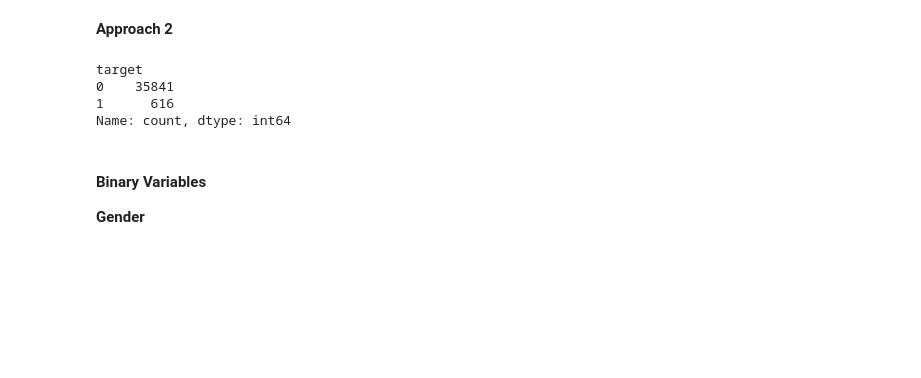
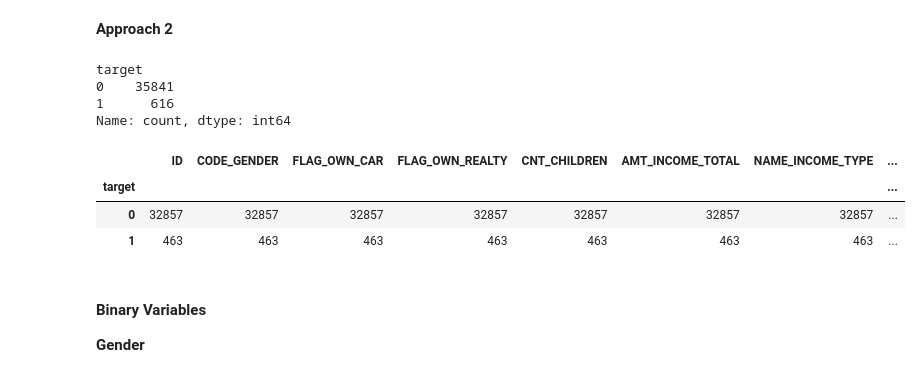
Before and after one commit to giorgiodemarchi/TabText-Experiments, a Jupyter notebook: Giorgio_baseline.ipynb, the cells around one changed output. Saved outputs shown, nothing was run; the diff lists cells and outputs as text; code cells hidden in the pictures; blank space fills up the shorter version.

```diff
--- a/Giorgio_baseline.ipynb
+++ b/Giorgio_baseline.ipynb
@@ -112,6 +112,17 @@ target
 0    35841
 1      616
 Name: count, dtype: int64
+# %%
+new_data[new_data.duplicated(subset=['CODE_GENDER', 'FLAG_OWN_CAR', 'FLAG_OWN_REALTY', 'CNT_CHILDREN',
+       'AMT_INCOME_TOTAL', 'NAME_INCOME_TYPE', 'NAME_EDUCATION_TYPE',
+       'NAME_FAMILY_STATUS', 'NAME_HOUSING_TYPE', 'DAYS_BIRTH',
+       'DAYS_EMPLOYED', 'FLAG_MOBIL', 'FLAG_WORK_PHONE', 'FLAG_PHONE',
+       'FLAG_EMAIL', 'OCCUPATION_TYPE', 'CNT_FAM_MEMBERS'], keep=False)].groupby('target').count()
+# %% [output]
+|  | ID | CODE_GENDER | FLAG_OWN_CAR | FLAG_OWN_REALTY | CNT_CHILDREN | AMT_INCOME_TOTAL | NAME_INCOME_TYPE | ... |
+| target |  |  |  |  |  |  |  | ... |
+| 0 | 32857 | 32857 | 32857 | 32857 | 32857 | 32857 | 32857 | ... |
+| 1 | 463 | 463 | 463 | 463 | 463 | 463 | 463 | ... |
 # %% [markdown]
 #### Binary Variables
 
```
